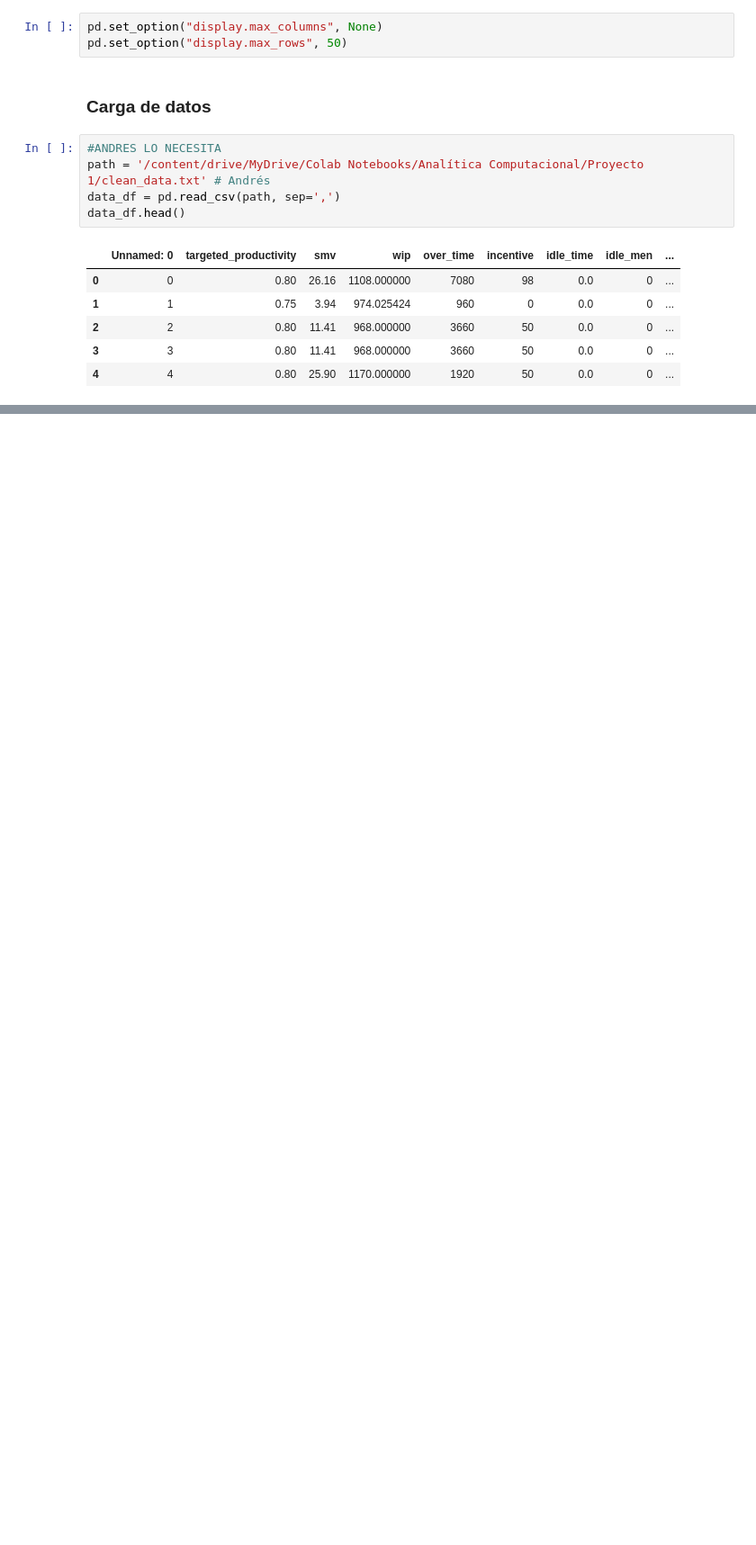
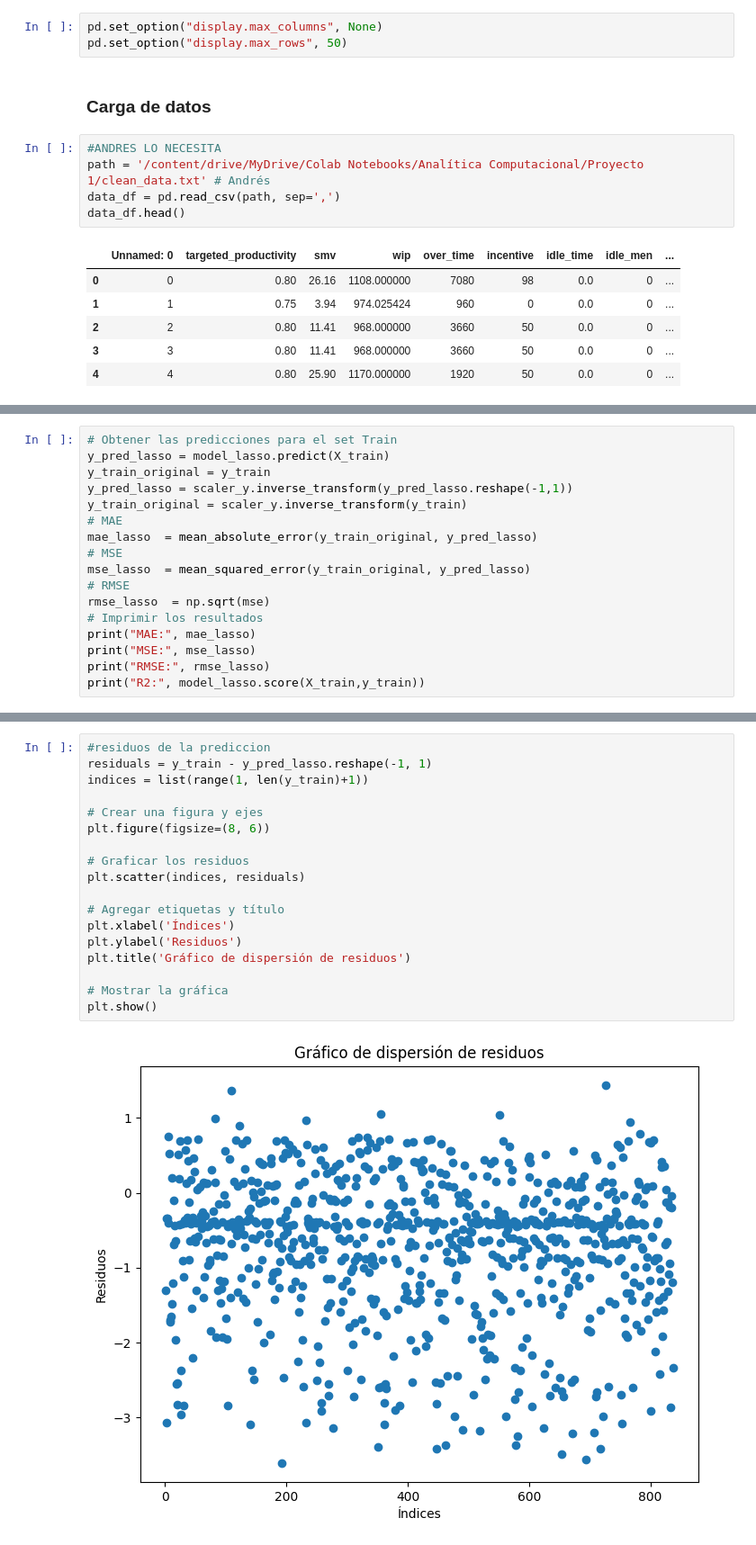
Before and after one commit to vcalderonmol/Proyecto3, a Jupyter notebook: Tarea 4.ipynb, the cells around one changed output, grey strips where cells are left out. Shown at 90% size. Drawn from its saved outputs; the diff is of its cells as text; blank space fills up the shorter version.

```diff
--- a/Tarea 4.ipynb
+++ b/Tarea 4.ipynb
@@ -138,0 +324,17 @@ y_test.describe(percentiles=[0.25, 0.5, 0.75, 0.99])
+# %%
+# Obtener las predicciones para el set Train
+y_pred_lasso = model_lasso.predict(X_train)
+y_train_original = y_train
+y_pred_lasso = scaler_y.inverse_transform(y_pred_lasso.reshape(-1,1))
+y_train_original = scaler_y.inverse_transform(y_train)
+# MAE
+mae_lasso  = mean_absolute_error(y_train_original, y_pred_lasso)
+# MSE
+mse_lasso  = mean_squared_error(y_train_original, y_pred_lasso)
+# RMSE
+rmse_lasso  = np.sqrt(mse)
+# Imprimir los resultados
+print("MAE:", mae_lasso)
+print("MSE:", mse_lasso)
+print("RMSE:", rmse_lasso)
+print("R2:", model_lasso.score(X_train,y_train))
@@ -138,0 +372,20 @@ y_test.describe(percentiles=[0.25, 0.5, 0.75, 0.99])
+# %%
+#residuos de la prediccion
+residuals = y_train - y_pred_lasso.reshape(-1, 1)
+indices = list(range(1, len(y_train)+1))
+
+# Crear una figura y ejes
+plt.figure(figsize=(8, 6))
+
+# Graficar los residuos
+plt.scatter(indices, residuals)
+
+# Agregar etiquetas y título
+plt.xlabel('Índices')
+plt.ylabel('Residuos')
+plt.title('Gráfico de dispersión de residuos')
+
+# Mostrar la gráfica
+plt.show()
+# %% [output]
+[figure, added]
```
Also changed, not shown: parts of 82 cells of this notebook, 1 other file.
